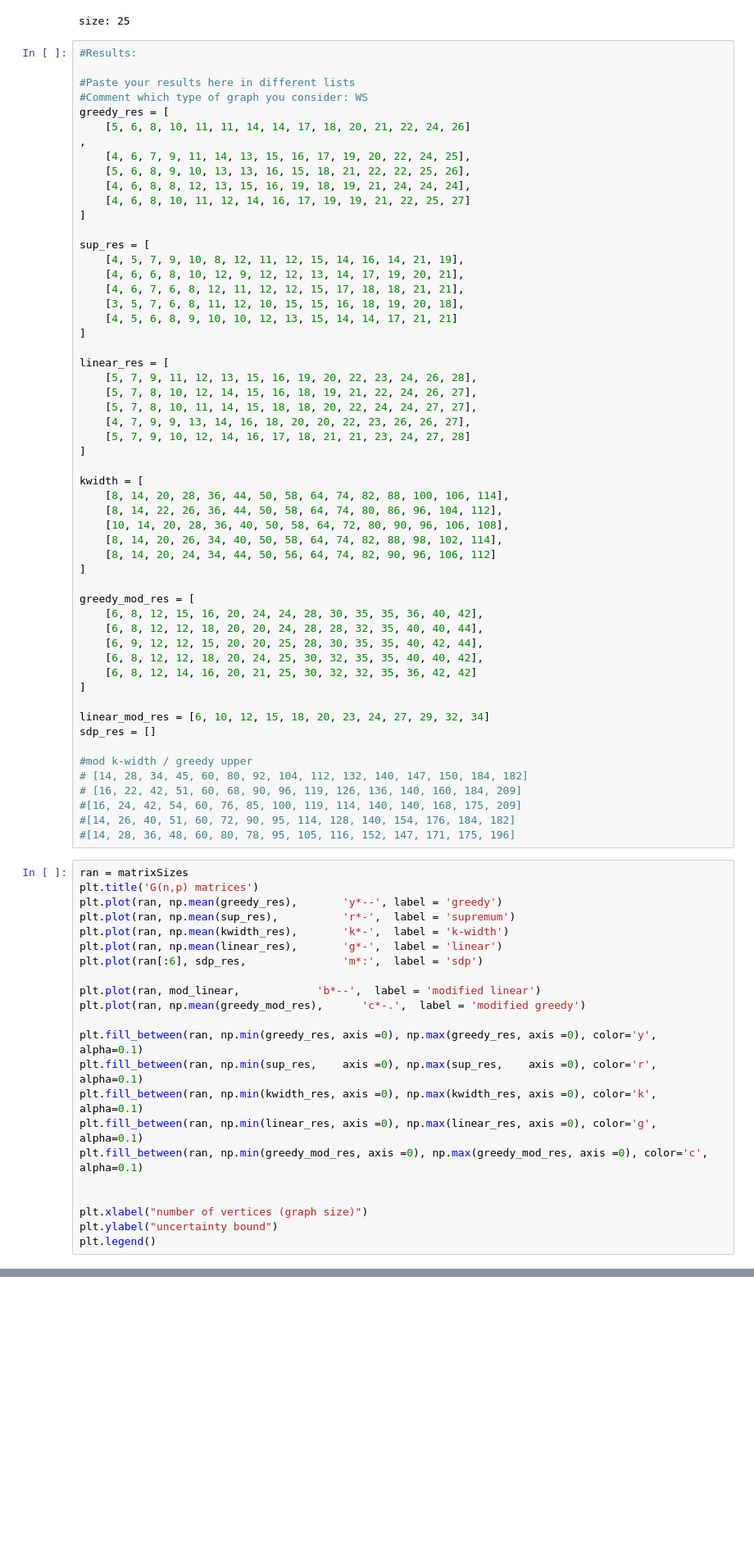
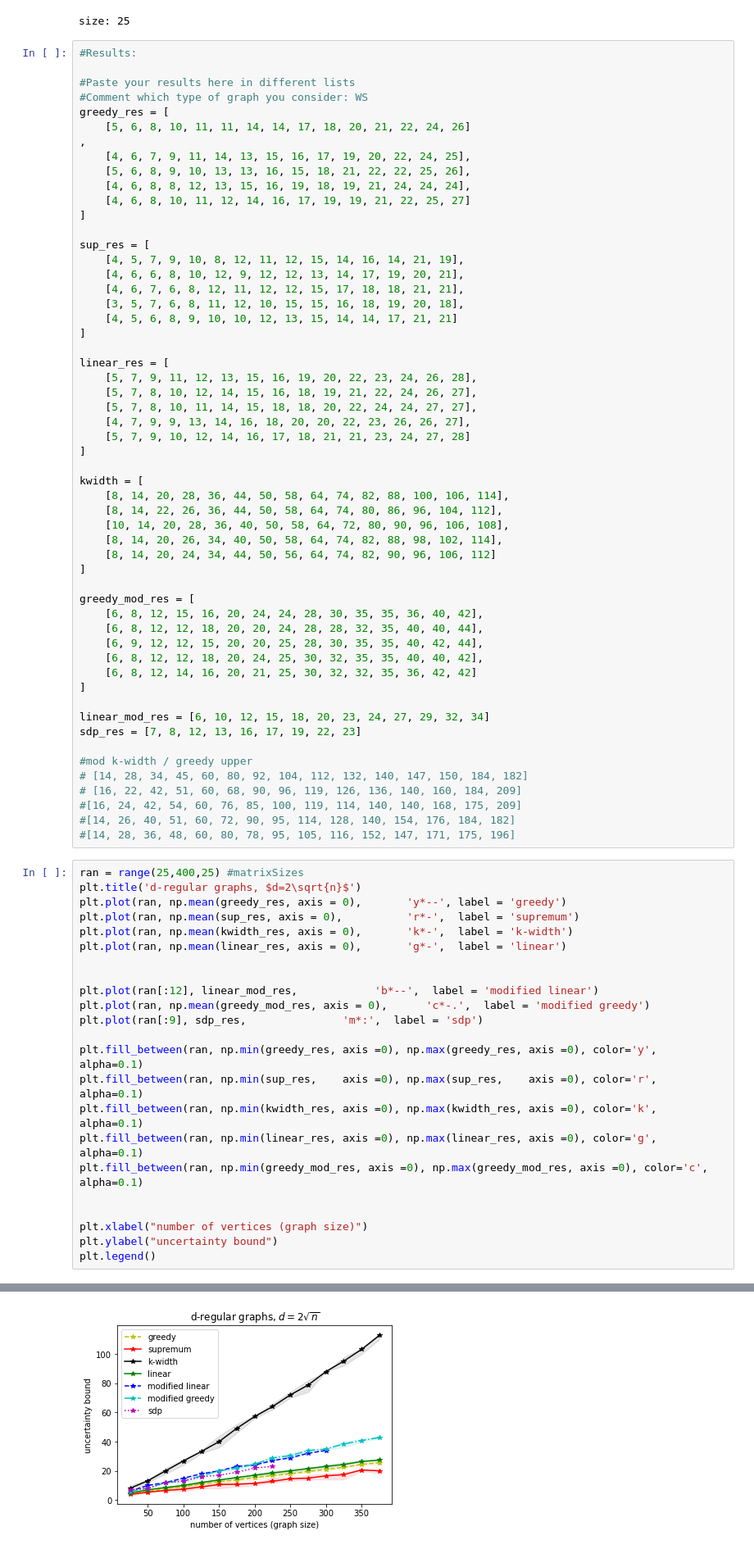
Before and after one commit to Joost-L/Uncertainty_Principle_on_Graphs, a Jupyter notebook: Delocalisation-numerical-experiments.ipynb, the cells around one changed output, grey strips where cells are left out. Shown at 82% size. Drawn from its saved outputs; the diff is of its cells as text; blank space fills up the shorter version.

```diff
--- a/Delocalisation-numerical-experiments.ipynb
+++ b/Delocalisation-numerical-experiments.ipynb
@@ -795,7 +795,7 @@ greedy_mod_res = [
 ]
 
 linear_mod_res = [6, 10, 12, 15, 18, 20, 23, 24, 27, 29, 32, 34]
-sdp_res = []
+sdp_res = [7, 8, 12, 13, 16, 17, 19, 22, 23]
 
 #mod k-width / greedy upper
 # [14, 28, 34, 45, 60, 80, 92, 104, 112, 132, 140, 147, 150, 184, 182]
@@ -804,16 +804,17 @@ sdp_res = []
 #[14, 26, 40, 51, 60, 72, 90, 95, 114, 128, 140, 154, 176, 184, 182]
 #[14, 28, 36, 48, 60, 80, 78, 95, 105, 116, 152, 147, 171, 175, 196]
 # %%
-ran = matrixSizes
-plt.title('G(n,p) matrices')
-plt.plot(ran, np.mean(greedy_res),       'y*--', label = 'greedy')
-plt.plot(ran, np.mean(sup_res),          'r*-',  label = 'supremum')
-plt.plot(ran, np.mean(kwidth_res),       'k*-',  label = 'k-width')
-plt.plot(ran, np.mean(linear_res),       'g*-',  label = 'linear')
-plt.plot(ran[:6], sdp_res,               'm*:',  label = 'sdp')
+ran = range(25,400,25) #matrixSizes
+plt.title('d-regular graphs, $d=2\sqrt{n}$')
+plt.plot(ran, np.mean(greedy_res, axis = 0),       'y*--', label = 'greedy')
+plt.plot(ran, np.mean(sup_res, axis = 0),          'r*-',  label = 'supremum')
+plt.plot(ran, np.mean(kwidth_res, axis = 0),       'k*-',  label = 'k-width')
+plt.plot(ran, np.mean(linear_res, axis = 0),       'g*-',  label = 'linear')
 
-plt.plot(ran, mod_linear,            'b*--',  label = 'modified linear')
-plt.plot(ran, np.mean(greedy_mod_res),      'c*-.',  label = 'modified greedy')
+
+plt.plot(ran[:12], linear_mod_res,            'b*--',  label = 'modified linear')
+plt.plot(ran, np.mean(greedy_mod_res, axis = 0),      'c*-.',  label = 'modified greedy')
+plt.plot(ran[:9], sdp_res,               'm*:',  label = 'sdp')
 
 plt.fill_between(ran, np.min(greedy_res, axis =0), np.max(greedy_res, axis =0), color='y', alpha=0.1)
 plt.fill_between(ran, np.min(sup_res,    axis =0), np.max(sup_res,    axis =0), color='r', alpha=0.1)
@@ -825,3 +826,4 @@ plt.fill_between(ran, np.min(greedy_mod_res, axis =0), np.max(greedy_mod_res, ax
 plt.xlabel("number of vertices (graph size)")
 plt.ylabel("uncertainty bound")
 plt.legend()
+# %% [output]
@@ -827,0 +831 @@ plt.legend()
+[figure, added]
```
Also changed, not shown: parts of 1 cell of this notebook.
